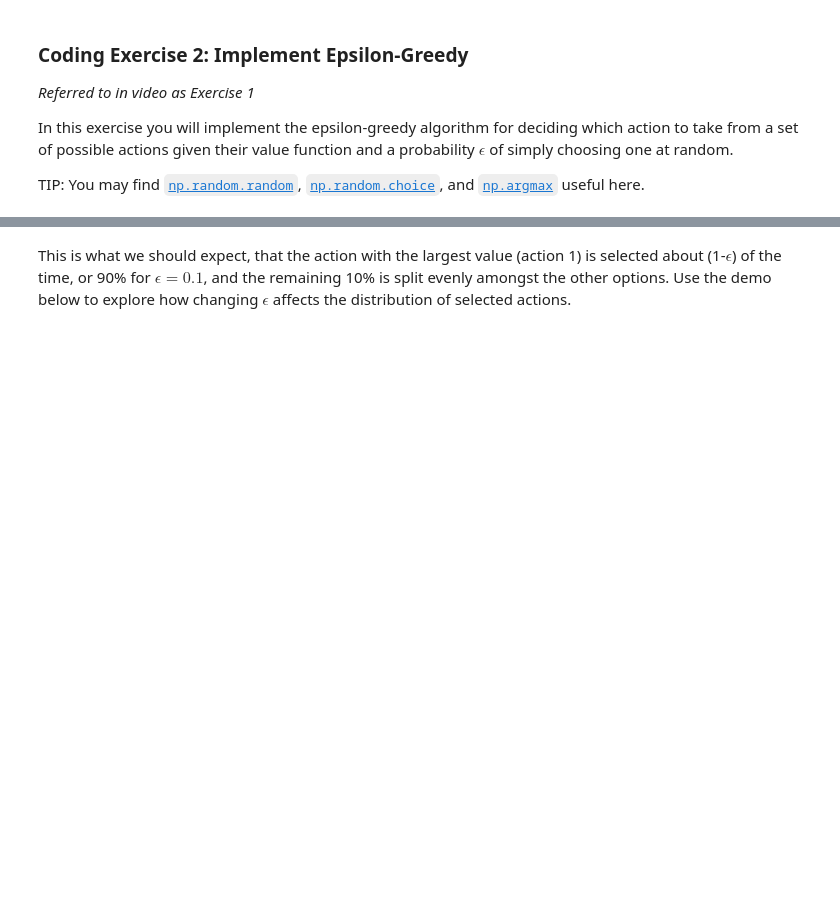
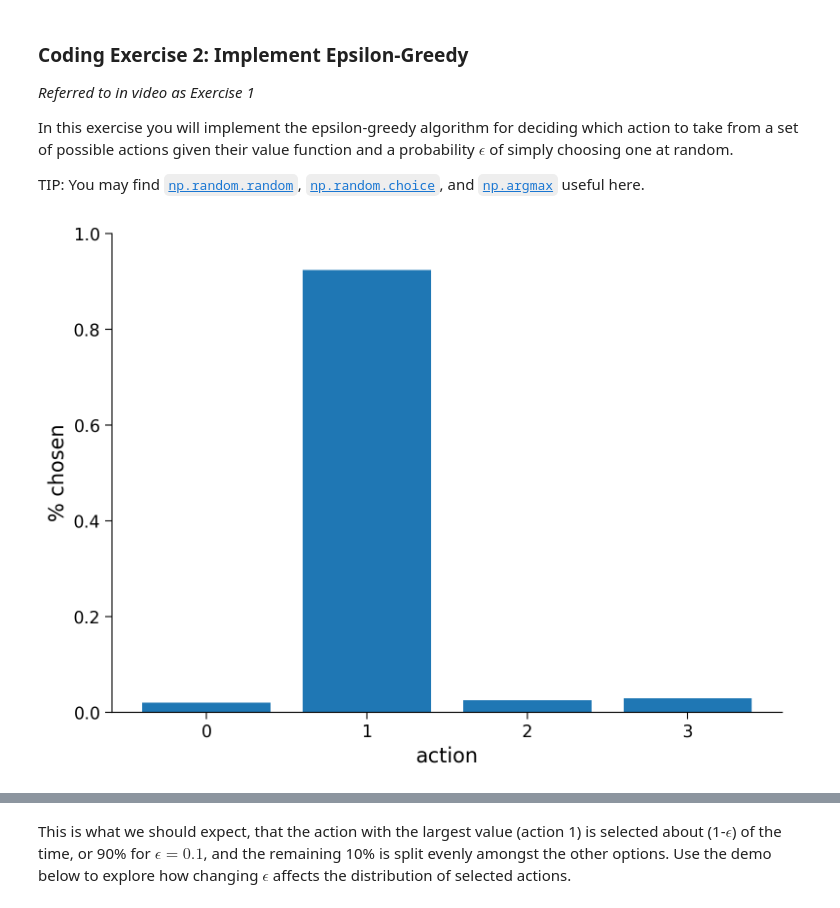
Before and after one commit to jevanluo/AlgorithmVisualizer, a Jupyter notebook: tutorials/W3D4_ReinforcementLearning/student/W3D4_Tutorial2.ipynb, the cells around one changed output, grey strips where cells are left out. Saved outputs shown, nothing was run; the diff lists cells and outputs as text; code cells hidden in the pictures; blank space fills up the shorter version.

```diff
--- a/tutorials/W3D4_ReinforcementLearning/student/W3D4_Tutorial2.ipynb
+++ b/tutorials/W3D4_ReinforcementLearning/student/W3D4_Tutorial2.ipynb
@@ -235,37 +244,39 @@ def epsilon_greedy(q, epsilon):
   Args:
     q (ndarray): an array of action values
     epsilon (float): probability of selecting an action randomly
 
   Returns:
     int: the chosen action
   """
   #####################################################################
   ## TODO for students: implement the epsilon greedy decision algorithm
   # Fill out function and remove
-  raise NotImplementedError("Student exercise: implement the epsilon greedy decision algorithm")
+  # raise NotImplementedError("Student exercise: implement the epsilon greedy decision algorithm")
   #####################################################################
   # write a boolean expression that determines if we should take the best action
-  be_greedy = ...
+  be_greedy = np.random.random()>epsilon
 
   if be_greedy:
 
     # write an expression for selecting the best action from the action values
-    action = ...
+    action = np.argmax(q)
 
   else:
 
     # write an expression for selecting a random action
-    action = ...
+    action = np.random.choice(len(q))
 
   return action
 
 
 # Set parameters
 q = [-2, 5, 0, 1]
 epsilon = 0.1
 
 # Visualize
 plot_choices(q, epsilon, epsilon_greedy)
+# %% [output]
+[figure, added]
 # %% [markdown]
 [*Click for solution*](https://github.com/NeuromatchAcademy/course-content/tree/main/tutorials/W3D4_ReinforcementLearning/solutions/W3D4_Tutorial2_Solution_8cb39bba.py)
 
```
Also changed, not shown: parts of 14 cells of this notebook.
